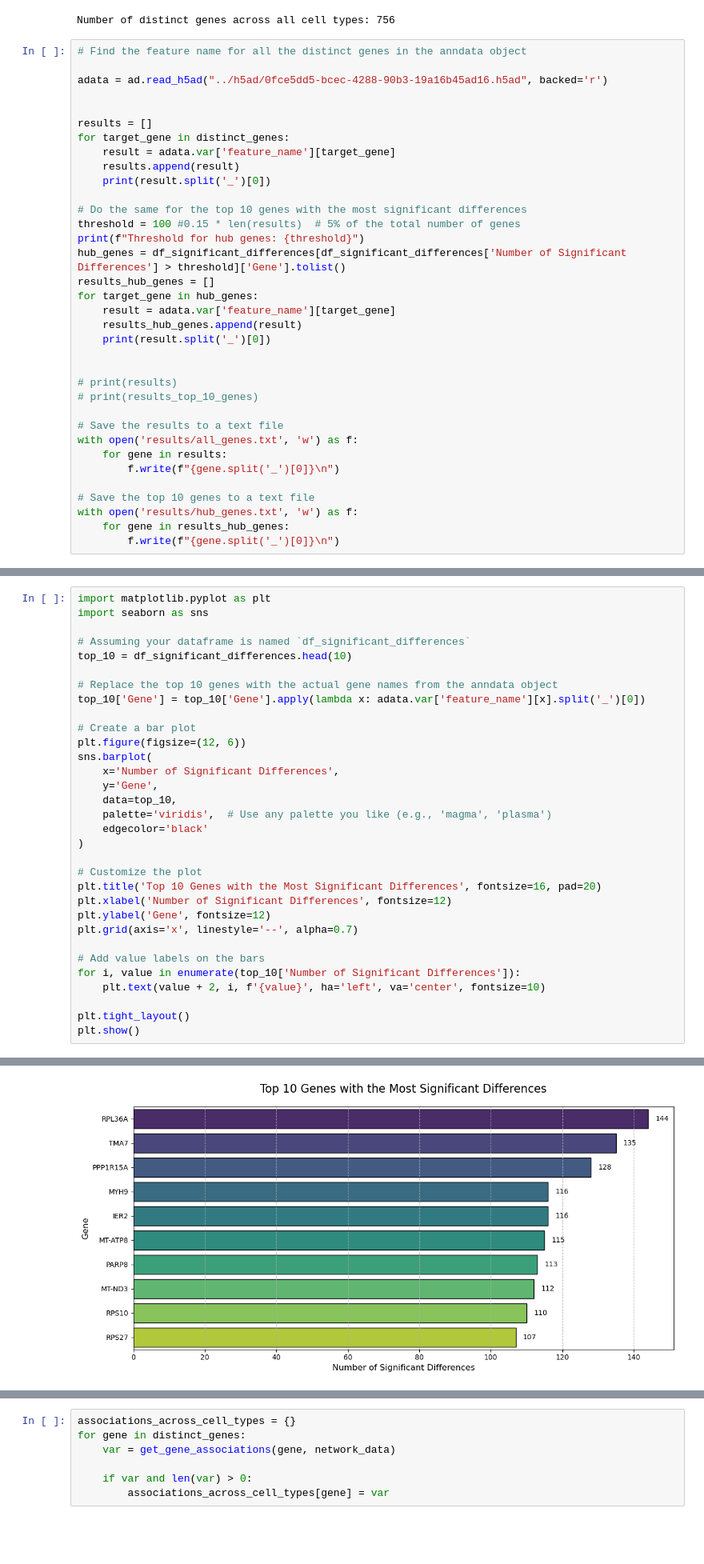
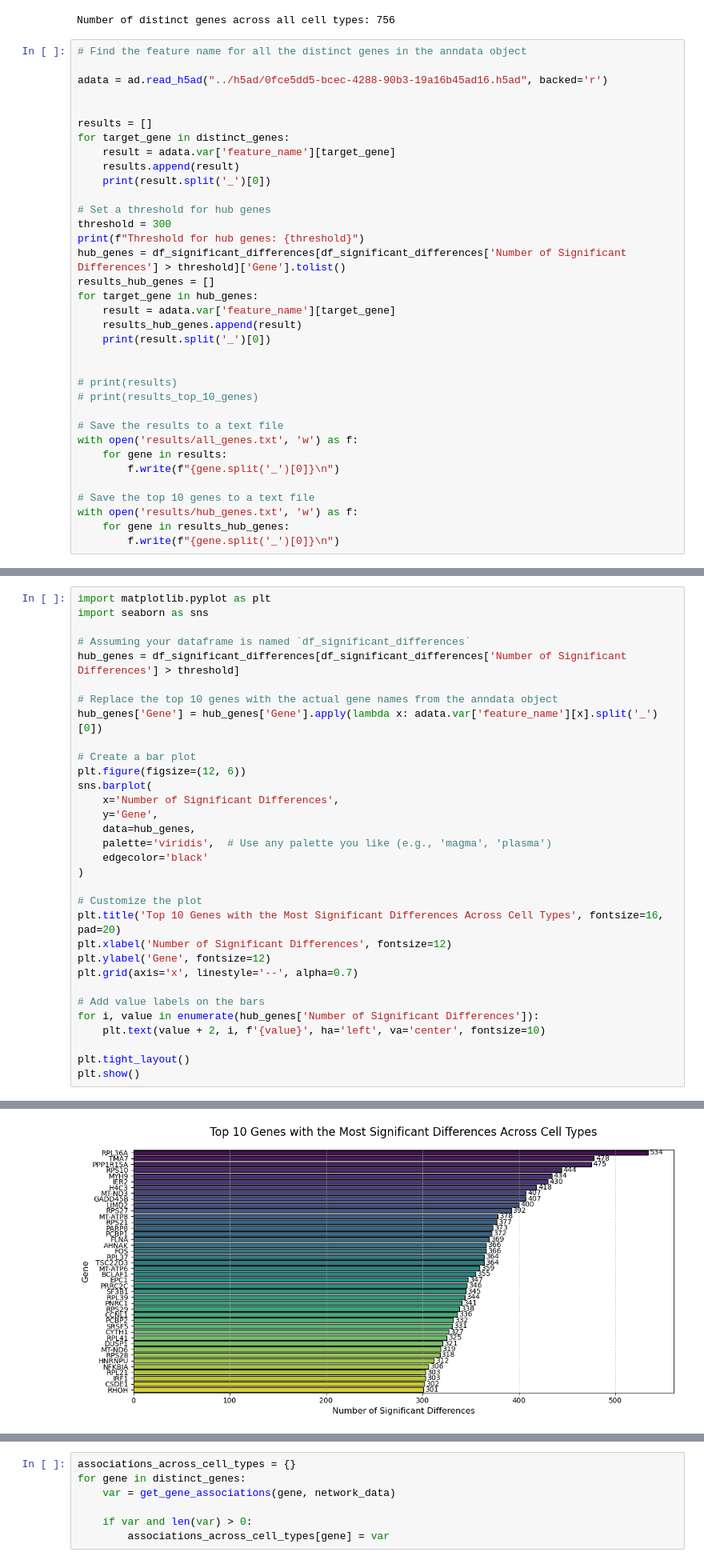
Before and after one commit to TychoGrapendaal/CSE3000, a Jupyter notebook: experiments/compare_celltypes.ipynb, the cells around one changed output, grey strips where cells are left out. Shown at 80% size. Saved outputs shown, nothing was run; the diff lists cells and outputs as text; blank space fills up the shorter version.

```diff
--- a/experiments/compare_celltypes.ipynb
+++ b/experiments/compare_celltypes.ipynb
@@ -206,8 +206,8 @@ for target_gene in distinct_genes:
     results.append(result)
     print(result.split('_')[0])
 
-# Do the same for the top 10 genes with the most significant differences
-threshold = 100 #0.15 * len(results)  # 5% of the total number of genes
+# Set a threshold for hub genes
+threshold = 300
 print(f"Threshold for hub genes: {threshold}")
 hub_genes = df_significant_differences[df_significant_differences['Number of Significant Differences'] > threshold]['Gene'].tolist()
 results_hub_genes = []
@@ -252,29 +252,29 @@ import matplotlib.pyplot as plt
 import seaborn as sns
 
 # Assuming your dataframe is named `df_significant_differences`
-top_10 = df_significant_differences.head(10)
+hub_genes = df_significant_differences[df_significant_differences['Number of Significant Differences'] > threshold]
 
 # Replace the top 10 genes with the actual gene names from the anndata object
-top_10['Gene'] = top_10['Gene'].apply(lambda x: adata.var['feature_name'][x].split('_')[0])
+hub_genes['Gene'] = hub_genes['Gene'].apply(lambda x: adata.var['feature_name'][x].split('_')[0])
 
 # Create a bar plot
 plt.figure(figsize=(12, 6))
 sns.barplot(
     x='Number of Significant Differences',
     y='Gene',
-    data=top_10,
+    data=hub_genes,
     palette='viridis',  # Use any palette you like (e.g., 'magma', 'plasma')
     edgecolor='black'
 )
 
 # Customize the plot
-plt.title('Top 10 Genes with the Most Significant Differences', fontsize=16, pad=20)
+plt.title('Top 10 Genes with the Most Significant Differences Across Cell Types', fontsize=16, pad=20)
 plt.xlabel('Number of Significant Differences', fontsize=12)
 plt.ylabel('Gene', fontsize=12)
 plt.grid(axis='x', linestyle='--', alpha=0.7)
 
 # Add value labels on the bars
-for i, value in enumerate(top_10['Number of Significant Differences']):
+for i, value in enumerate(hub_genes['Number of Significant Differences']):
     plt.text(value + 2, i, f'{value}', ha='left', va='center', fontsize=10)
 
 plt.tight_layout()
@@ -288,5 +288,5 @@ See the caveats in the documentation: https://pandas.pydata.org/pandas-docs/stab
 
 Passing `palette` without assigning `hue` is deprecated and will be removed in v0.14.0. Assign the `y` variable to `hue` and set `legend=False` for the same effect.
 
   sns.barplot(
-[figure, old version]
+[figure, new version]
```
Also changed, not shown: parts of 9 cells of this notebook, 11 other files.
